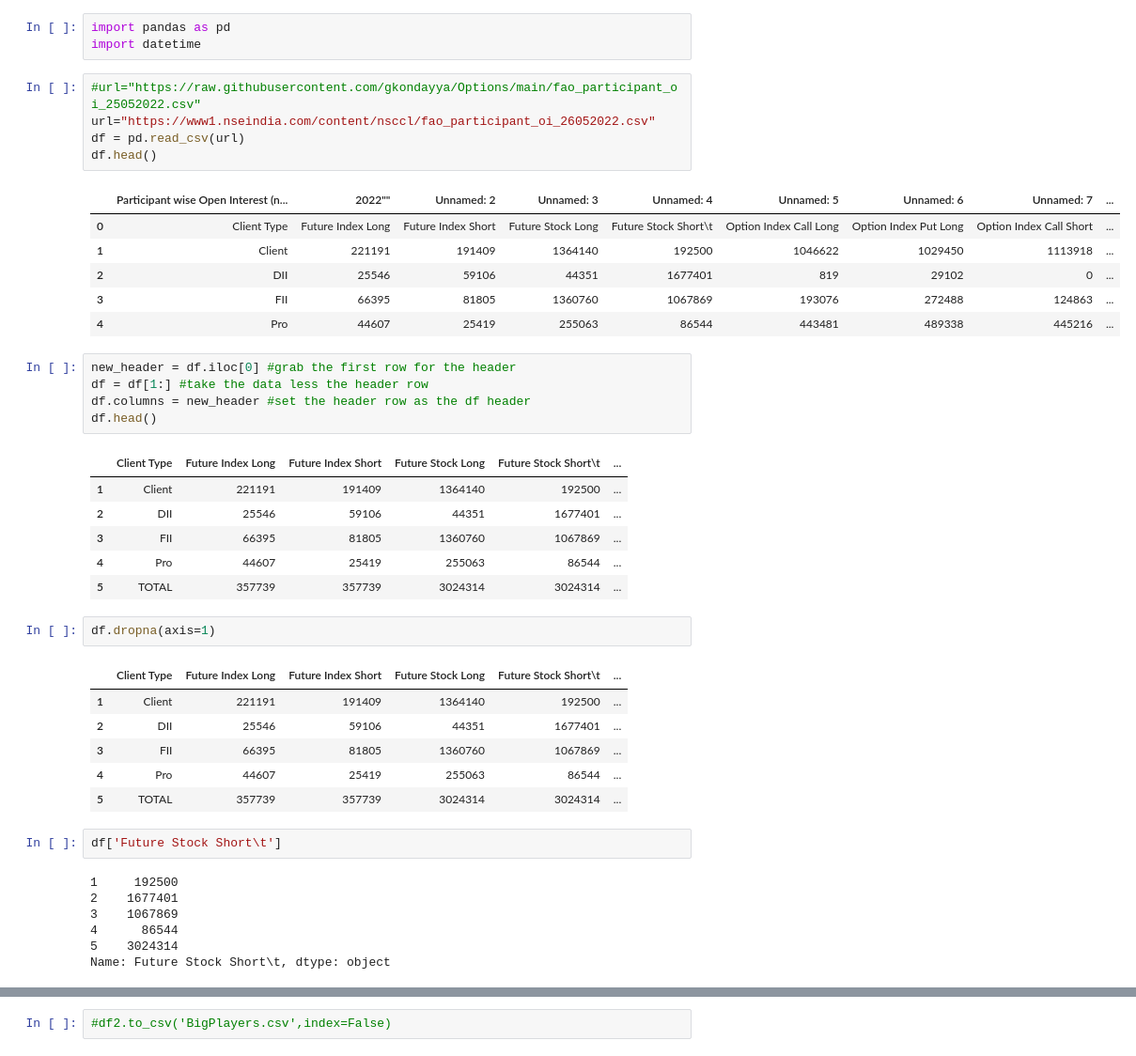
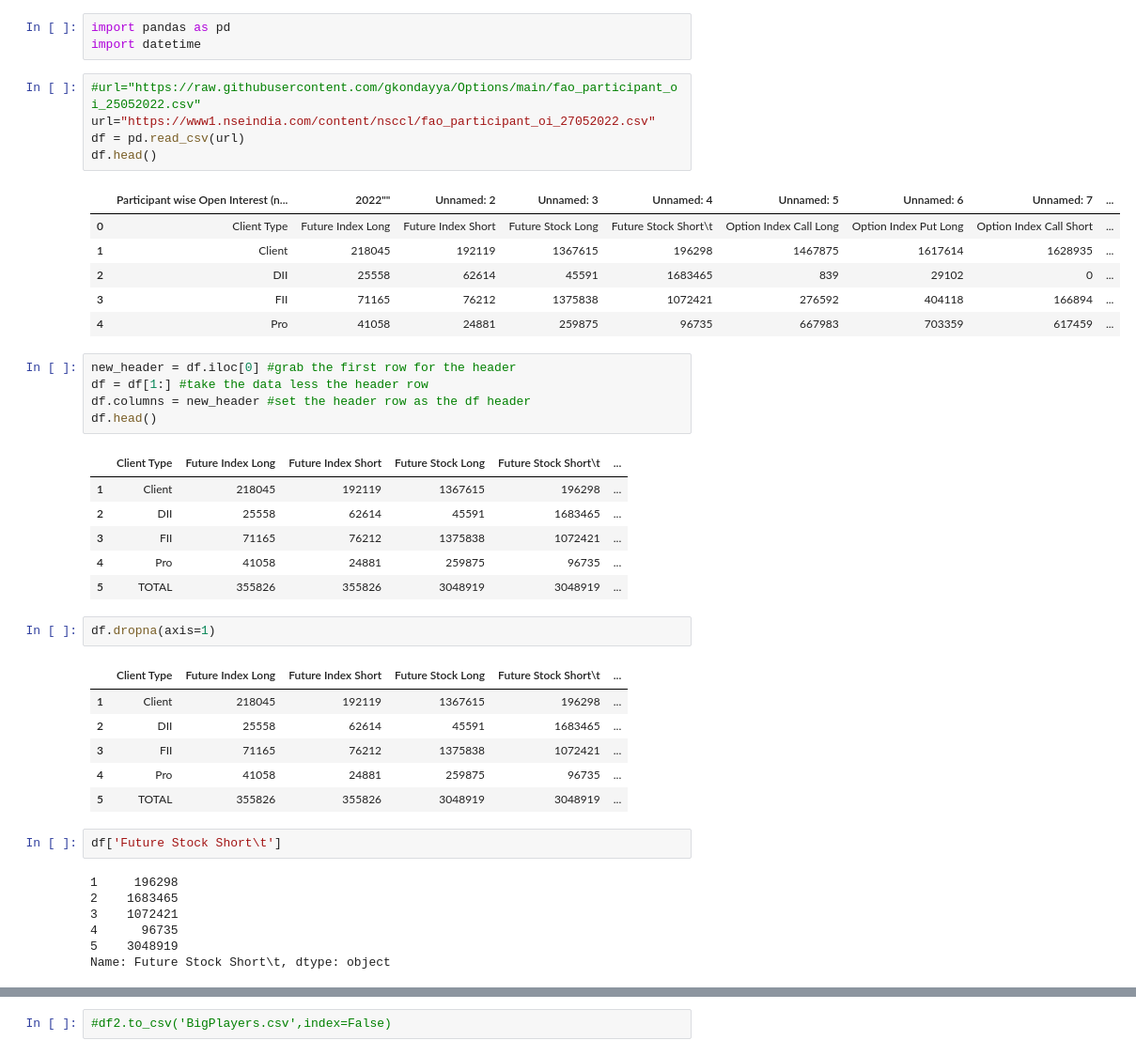
Before and after one commit to gkondayya/Options, a Jupyter notebook: BigPlayers.ipynb, the cells around one changed output, grey strips where cells are left out. Shown at 94% size. Cells and saved outputs as stored; diff of their text form.

```diff
--- a/BigPlayers.ipynb
+++ b/BigPlayers.ipynb
@@ -5,16 +5,16 @@ import pandas as pd
 import datetime
 # %%
 #url="https://raw.githubusercontent.com/gkondayya/Options/main/fao_participant_oi_25052022.csv"
-url="https://www1.nseindia.com/content/nsccl/fao_participant_oi_26052022.csv"
+url="https://www1.nseindia.com/content/nsccl/fao_participant_oi_27052022.csv"
 df = pd.read_csv(url)
 df.head()
 # %% [output]
 |  | Participant wise Open Interest (n... | 2022"" | Unnamed: 2 | Unnamed: 3 | Unnamed: 4 | Unnamed: 5 | Unnamed: 6 | Unnamed: 7 | ... |
 | 0 | Client Type | Future Index Long | Future Index Short | Future Stock Long | Future Stock Short\t | Option Index Call Long | Option Index Put Long | Option Index Call Short | ... |
-| 1 | Client | 221191 | 191409 | 1364140 | 192500 | 1046622 | 1029450 | 1113918 | ... |
-| 2 | DII | 25546 | 59106 | 44351 | 1677401 | 819 | 29102 | 0 | ... |
-| 3 | FII | 66395 | 81805 | 1360760 | 1067869 | 193076 | 272488 | 124863 | ... |
-| 4 | Pro | 44607 | 25419 | 255063 | 86544 | 443481 | 489338 | 445216 | ... |
+| 1 | Client | 218045 | 192119 | 1367615 | 196298 | 1467875 | 1617614 | 1628935 | ... |
+| 2 | DII | 25558 | 62614 | 45591 | 1683465 | 839 | 29102 | 0 | ... |
+| 3 | FII | 71165 | 76212 | 1375838 | 1072421 | 276592 | 404118 | 166894 | ... |
+| 4 | Pro | 41058 | 24881 | 259875 | 96735 | 667983 | 703359 | 617459 | ... |
 # %%
 new_header = df.iloc[0] #grab the first row for the header
 df = df[1:] #take the data less the header row
@@ -22,28 +22,28 @@ df.columns = new_header #set the header row as the df header
 df.head()
 # %% [output]
 |  | Client Type | Future Index Long | Future Index Short | Future Stock Long | Future Stock Short\t | ... |
-| 1 | Client | 221191 | 191409 | 1364140 | 192500 | ... |
-| 2 | DII | 25546 | 59106 | 44351 | 1677401 | ... |
-| 3 | FII | 66395 | 81805 | 1360760 | 1067869 | ... |
-| 4 | Pro | 44607 | 25419 | 255063 | 86544 | ... |
-| 5 | TOTAL | 357739 | 357739 | 3024314 | 3024314 | ... |
+| 1 | Client | 218045 | 192119 | 1367615 | 196298 | ... |
+| 2 | DII | 25558 | 62614 | 45591 | 1683465 | ... |
+| 3 | FII | 71165 | 76212 | 1375838 | 1072421 | ... |
+| 4 | Pro | 41058 | 24881 | 259875 | 96735 | ... |
+| 5 | TOTAL | 355826 | 355826 | 3048919 | 3048919 | ... |
 # %%
 df.dropna(axis=1)
 # %% [output]
 |  | Client Type | Future Index Long | Future Index Short | Future Stock Long | Future Stock Short\t | ... |
-| 1 | Client | 221191 | 191409 | 1364140 | 192500 | ... |
-| 2 | DII | 25546 | 59106 | 44351 | 1677401 | ... |
-| 3 | FII | 66395 | 81805 | 1360760 | 1067869 | ... |
-| 4 | Pro | 44607 | 25419 | 255063 | 86544 | ... |
-| 5 | TOTAL | 357739 | 357739 | 3024314 | 3024314 | ... |
+| 1 | Client | 218045 | 192119 | 1367615 | 196298 | ... |
+| 2 | DII | 25558 | 62614 | 45591 | 1683465 | ... |
+| 3 | FII | 71165 | 76212 | 1375838 | 1072421 | ... |
+| 4 | Pro | 41058 | 24881 | 259875 | 96735 | ... |
+| 5 | TOTAL | 355826 | 355826 | 3048919 | 3048919 | ... |
 # %%
 df['Future Stock Short\t']
 # %% [output]
-1     192500
-2    1677401
-3    1067869
-4      86544
-5    3024314
+1     196298
+2    1683465
+3    1072421
+4      96735
+5    3048919
 Name: Future Stock Short\t, dtype: object
 # %%
 
```
Also changed, not shown: parts of 14 cells of this notebook.
